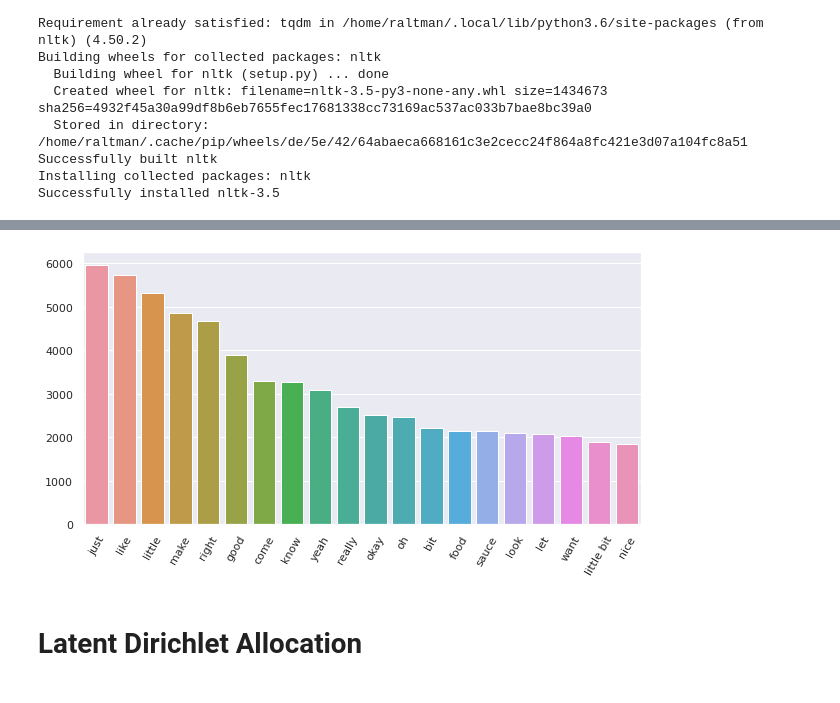
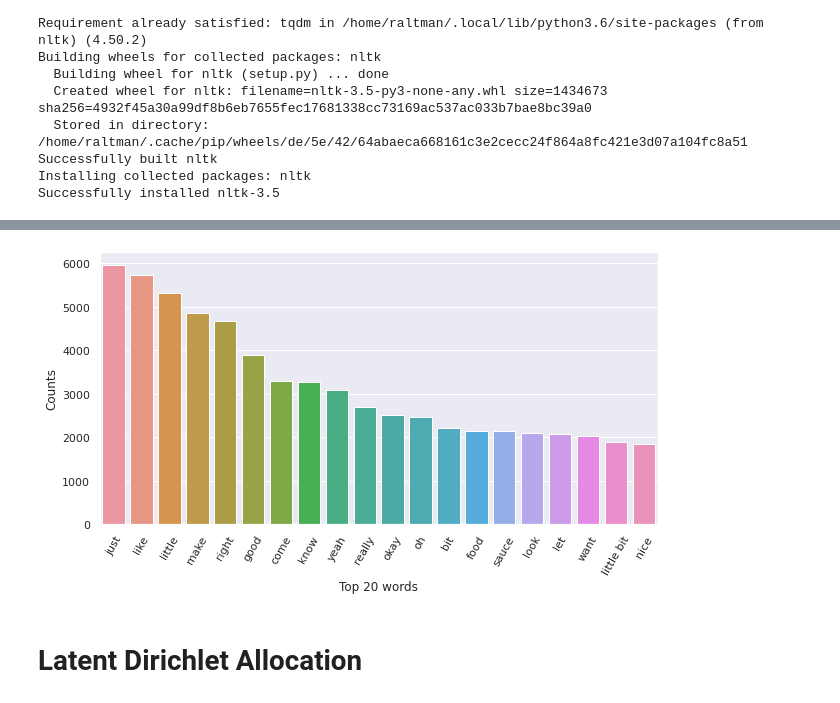
Before and after one commit to knowbodynos/fierai, a Jupyter notebook: demo/03-Topic_Modeling.ipynb, the cells around one changed output, grey strips where cells are left out. Saved outputs shown, nothing was run; the diff lists cells and outputs as text; code cells hidden in the pictures.

```diff
--- a/demo/03-Topic_Modeling.ipynb
+++ b/demo/03-Topic_Modeling.ipynb
@@ -36,14 +43,16 @@ X = vec.fit_transform(data.text)
 # %%
 n = 20
 
 values = X.toarray().sum(axis=0)
 labels = np.array(vec.get_feature_names())
 top_n = values.argsort()[:-n-1:-1]
 
 fig, ax = plt.subplots(figsize=(10,5))
 sns.barplot(labels[top_n], values[top_n], ax=ax)
 _ = ax.set_xticklabels(labels[top_n], rotation=60)
+_ = ax.set_xlabel(f"Top {n} words")
+_ = ax.set_ylabel("Counts")
 # %% [output]
-[figure, old version]
+[figure, new version]
 # %% [markdown]
 # Latent Dirichlet Allocation
```
Also changed, not shown: parts of 5 cells of this notebook, 3 other files.
